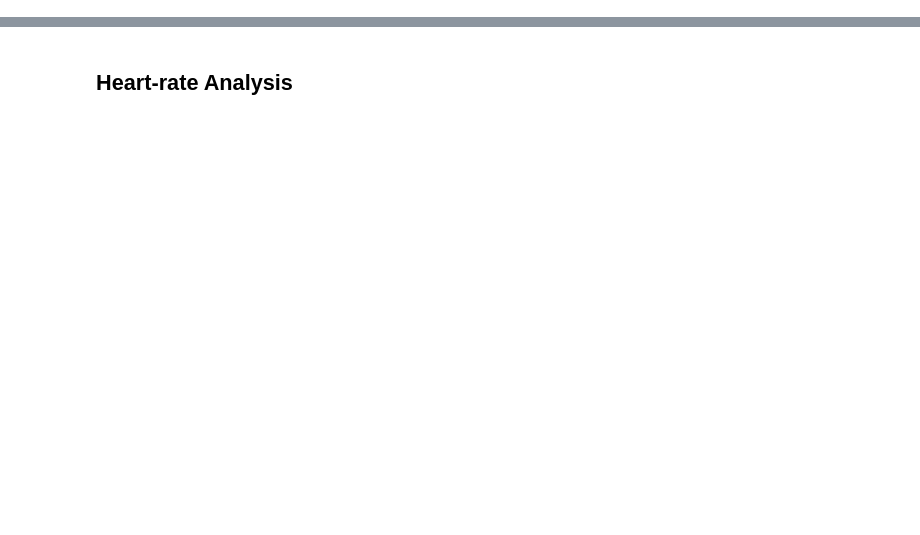
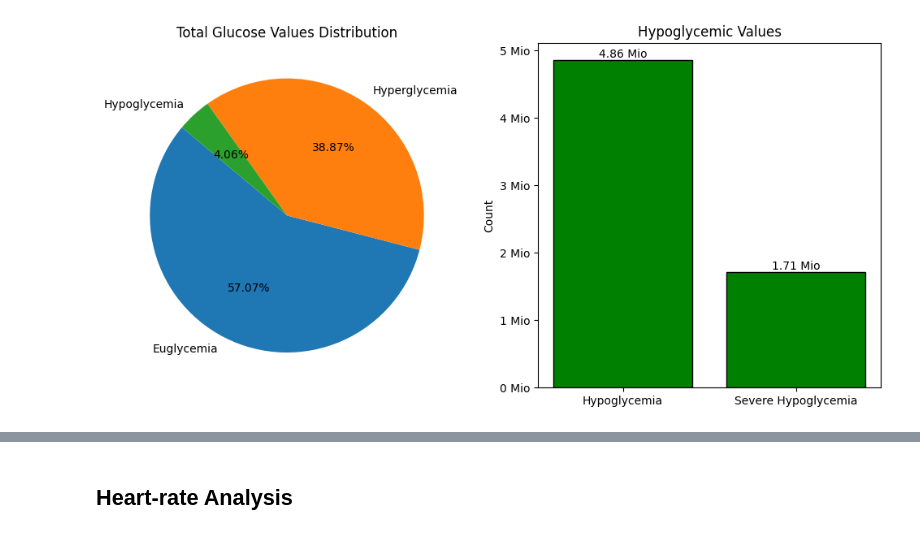
Before and after one commit to Beyza-Cinar/DiaData, a Jupyter notebook: Data_Exploration.ipynb, the cells around one changed output, grey strips where cells are left out. Saved outputs shown, nothing was run; the diff lists cells and outputs as text; code cells hidden in the pictures; blank space fills up the shorter version.

Commit message:
cleaned code and added comments

```diff
--- a/Data_Exploration.ipynb
+++ b/Data_Exploration.ipynb
@@ -375,0 +28,15 @@ plt.show()
+# %%
+# loads the main dataset including 13 datasets with CGM measurements only
+combined_main_list = pd.read_csv("datasets for T1D/maindatabase.csv")
+
+# polars can be used to read data faster; dataframe needs to be converted to pandas
+# combined_main_list = pl.read_csv("datasets for T1D/maindatabase.csv").to_pandas()
+
+# converts the timestamp column to datetime
+combined_main_list["ts"] = pd.to_datetime(combined_main_list["ts"])
+# integrates the restricted datasets with modus = 1
+combined_main = combine_data(1, restricted_list)
+# combines both dataframes to have the final integrated dataset
+combined_main = pd.concat([combined_main, combined_main_list])
+# saves the full integrated main dataset as a csv file
+combined_main.to_csv("datasets for T1D/fullmaindatabase.csv", index=False)
@@ -375,0 +71,67 @@ plt.show()
+# %%
+# plots the distributions of glucose characteristics
+
+# first, missing values are removed
+combined_df_glc_filtered = combined_main.dropna(subset=["GlucoseCGM"])
+
+# glucose is labeled with Hypoglycemia, Hyperglycemia, and Euglycemia based on the glucose range and stored in column "GLCRange"
+conditions = [
+    (combined_df_glc_filtered["GlucoseCGM"] <= 70),
+    (combined_df_glc_filtered["GlucoseCGM"] >= 180)
+]
+choices = ["Hypoglycemia", "Hyperglycemia"]
+
+# if not Hyperglycemia or Hypoglycemia, the value is set to be Euglycemia
+combined_df_glc_filtered["GLCRange"] = np.select(conditions, choices, default="Euglycemia")
+
+# copies the dataframe with labels to also differentiate between level 1 and lLevel 2 Hypoglycemia
+combined_plus_sever = combined_df_glc_filtered.copy()
+# labels Severe Hypoglycemia based on glucose range
+combined_plus_sever.loc[combined_plus_sever["GlucoseCGM"] <= 54, "GLCRange"] = "Severe Hypoglycemia"
+# extracts only hypogylcemic values
+filtered_glucose_hypo = combined_plus_sever[(combined_plus_sever["GLCRange"] == "Hypoglycemia") | (combined_plus_sever["GLCRange"] == "Severe Hypoglycemia")]
+# groups per label and counts occurrence
+glucose_hypo_counts = filtered_glucose_hypo["GLCRange"].value_counts().sort_index()
+
+# function to show both value and percentage
+def make_autopct(values):
+    def my_autopct(pct):
+        total = sum(values)
+        val = int(round(pct * total / 100.0))
+        return f"{val} ({pct:.2f}%)"
+    return my_autopct
+
+# groups per label and counts occurrence
+glucose_char_counts = combined_df_glc_filtered["GLCRange"].value_counts()
+
+# plot the distribution of euglycemia, hypoglycemia, hyperglycemia, and plot the distribution of hypoglycemia and severe hypoglycemia as subplots
+fig, (ax1, ax2) = plt.subplots(1, 2, figsize=(10, 5))
+
+# plots the glucose characteristics as a pie chart
+ax1.pie(glucose_char_counts, labels=glucose_char_counts.index, autopct="%1.2f%%", startangle=140)
+ax1.set_title("Total Glucose Values Distribution")
+
+# plots the hypogylcemic values as a bar chart
+ax2.bar(glucose_hypo_counts.index.astype(str), glucose_hypo_counts.values, width=0.8, edgecolor="black", color = ["green", "green"])
+ax2.set_title("Hypoglycemic Values")
+ax2.set_ylabel("Count")
+
+# formatter function
+def millions(x, pos):
+    return f"{x*1e-6:.0f} Mio"
+
+# applies formatter function to the axis to shorten the number to millions
+ax2.yaxis.set_major_formatter(FuncFormatter(millions))
+
+# adds text labels on top of each bar
+for bar in ax2.patches:
+    height = bar.get_height()
+    label = f"{height / 1e6:.2f} Mio".rstrip("0").rstrip(".")
+    # converts to millions, cleans up trailing zeros
+    ax2.text(bar.get_x() + bar.get_width() / 2, height, label,
+             ha="center", va="bottom")
+
+# layout
+plt.tight_layout()
+plt.show()
+# %% [output]
@@ -375,0 +143 @@ plt.show()
+[figure, added]
```
Also changed, not shown: parts of 46 cells of this notebook, 2 other files.
